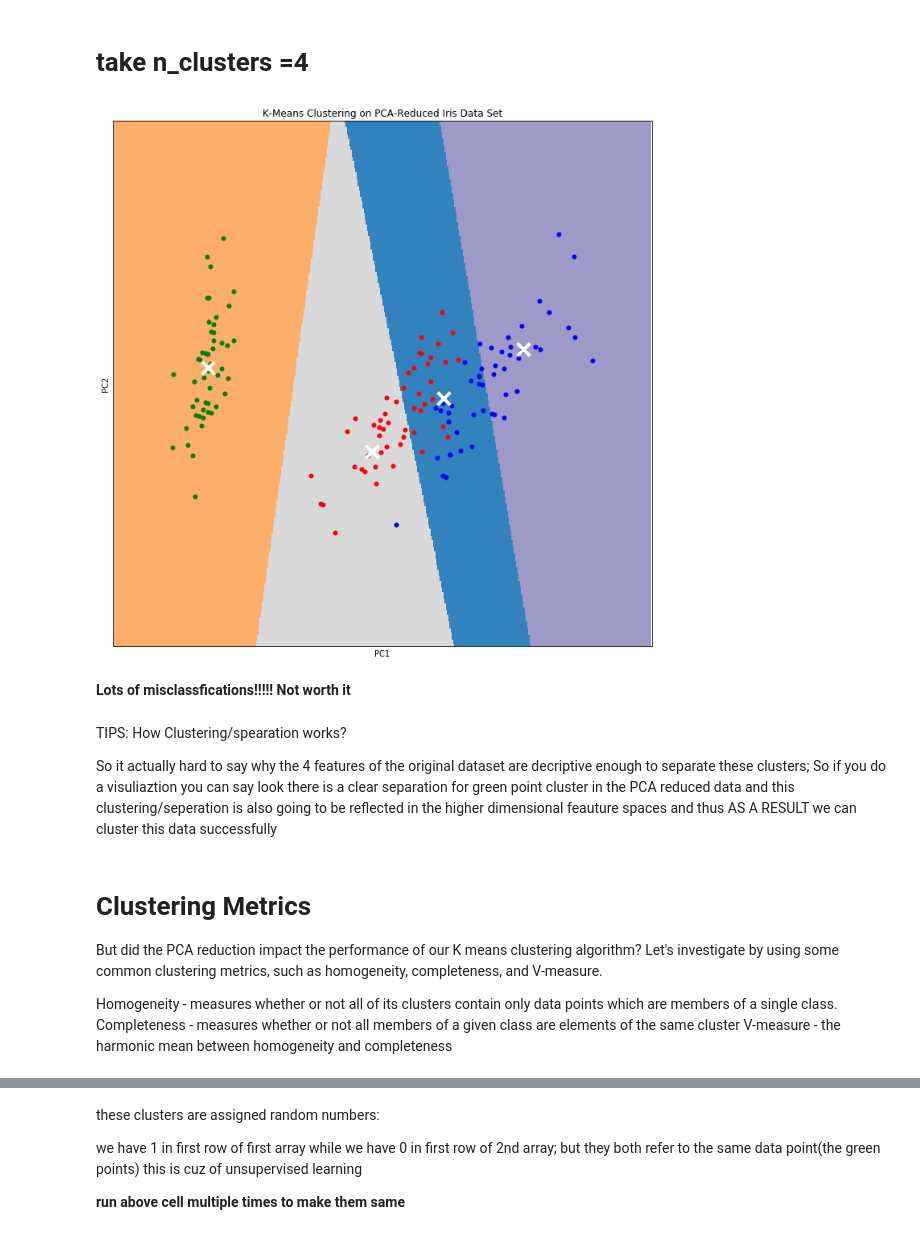
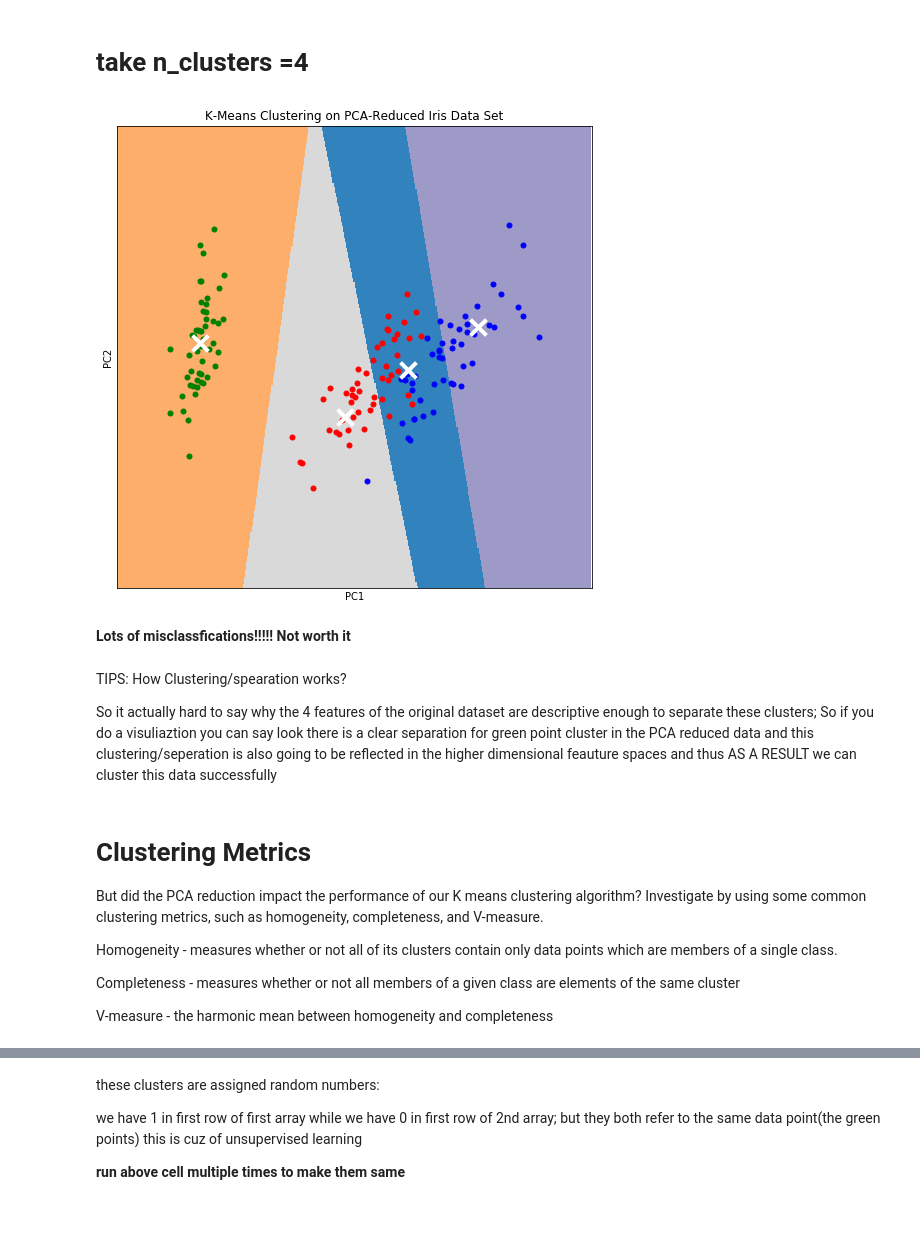
Before and after one commit to kunal-visoulia/PCA-for-data-compression-and-visualization, a Jupyter notebook: PCA Compression and Visualization.ipynb, the cells around one changed output, grey strips where cells are left out. Drawn from its saved outputs; the diff is of its cells as text; code cells hidden in the pictures.

Commit message:
add images

```diff
--- a/PCA Compression and Visualization.ipynb
+++ b/PCA Compression and Visualization.ipynb
@@ -242,7 +241,7 @@ Z = kmeans.predict(np.c_[xx.ravel(), yy.ravel()])#pas mesh grid to predict()
 
 # generate color plot from results
 Z = Z.reshape(xx.shape)#can use yy aswell
-plt.figure(figsize = (12, 12))
+plt.figure(figsize = (8.5, 8.5))
 plt.clf()#clear any prevoius passed data to plt
 plt.imshow(Z, interpolation = 'nearest',
           extent = (xx.min(), xx.max(), yy.min(), yy.max()),
@@ -252,46 +251,48 @@ plt.imshow(Z, interpolation = 'nearest',
 
 # plot the principle components on the color plot(pc's are the actual poinrs on the color plt;the rgb's)
 #enumerate so we can index them pc's
 for i, point in enumerate(pc):
     if target[i] == 0:
         plt.plot(point[0], point[1], 'g.', markersize = 10)
     if target[i] == 1:
         plt.plot(point[0], point[1], 'r.', markersize = 10)
     if target[i] == 2:
         plt.plot(point[0], point[1], 'b.', markersize = 10)
 
 # plot the cluster centroids
 centroids = kmeans.cluster_centers_
 plt.scatter(centroids[:, 0], centroids[:, 1], marker = 'x', s = 250, linewidth = 4,
            color = 'w', zorder = 10)
 #adding centroids as scatter plot
 #for all three clusters,plot the x([:,0]) and y([:,1]) for centroids; s=size; zorder so they show up in the front
 
 # set plot title and axis limits
 plt.title('K-Means Clustering on PCA-Reduced Iris Data Set')
 plt.xlim(x_min, x_max)
 plt.ylim(y_min, y_max)
 plt.xlabel('PC1')
 plt.ylabel('PC2')
 plt.xticks(())
 plt.yticks(())
 
 # display the plot
 plt.show()
 # %% [output]
-[figure, old version]
+[figure, new version]
 # %% [markdown]
 **Lots of misclassfications!!!!! Not worth it**
 # %% [markdown]
 TIPS: How Clustering/spearation works?
 
-So it actually hard to say why the 4 features of the original dataset are decriptive enough to separate these clusters; So if you do a visuliaztion you can say look there is a clear separation for green point cluster in the PCA reduced data and this clustering/seperation is also going to be reflected in the higher dimensional feauture spaces and thus AS A RESULT we can cluster this data successfully
+So it actually hard to say why the 4 features of the original dataset are descriptive enough to separate these clusters; So if you do a visuliaztion you can say look there is a clear separation for green point cluster in the PCA reduced data and this clustering/seperation is also going to be reflected in the higher dimensional feauture spaces and thus AS A RESULT we can cluster this data successfully
 # %% [markdown]
 # Clustering Metrics
- But did the PCA reduction impact the performance of our K means clustering algorithm? Let's investigate by using some common clustering metrics, such as homogeneity, completeness, and V-measure.
+ But did the PCA reduction impact the performance of our K means clustering algorithm? Investigate by using some common clustering metrics, such as homogeneity, completeness, and V-measure.
 
 Homogeneity - measures whether or not all of its clusters contain only data points which are members of a single class.
+
 Completeness - measures whether or not all members of a given class are elements of the same cluster
+
 V-measure - the harmonic mean between homogeneity and completeness
 # %%
 from sklearn import metrics
```
Also changed, not shown: parts of 6 cells of this notebook.
